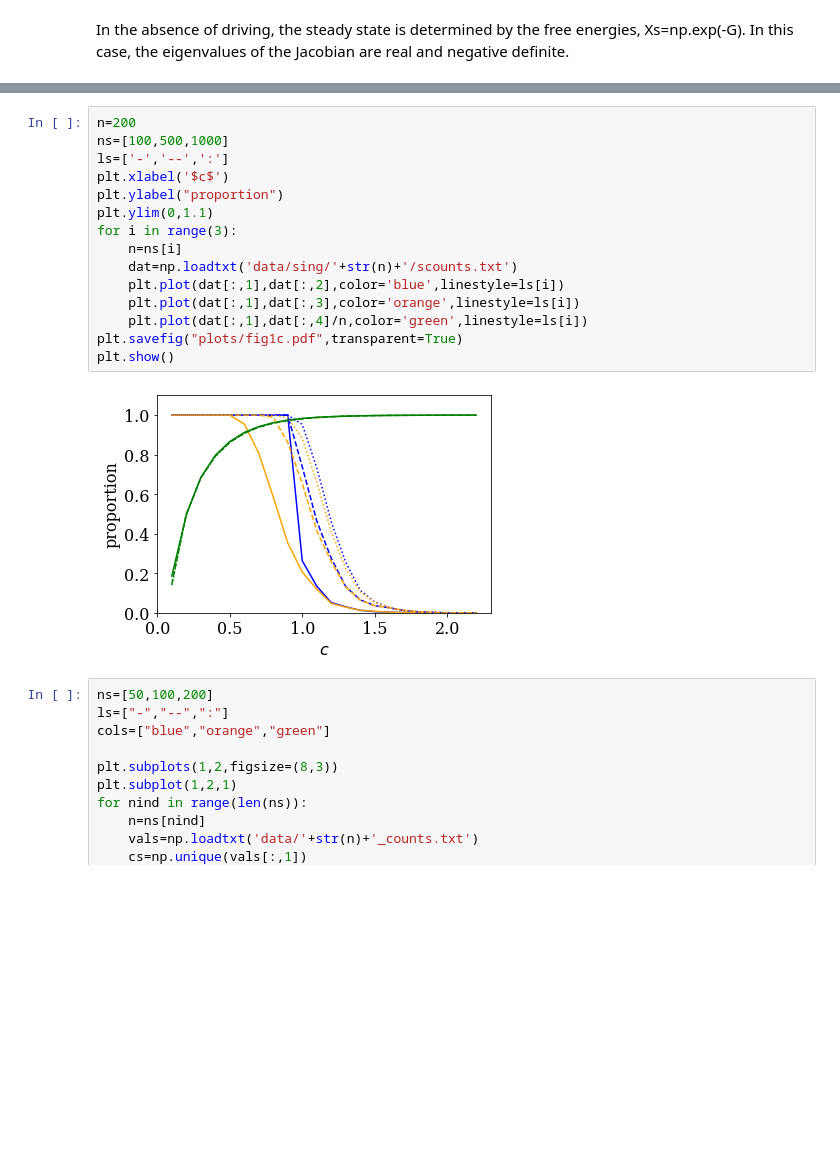
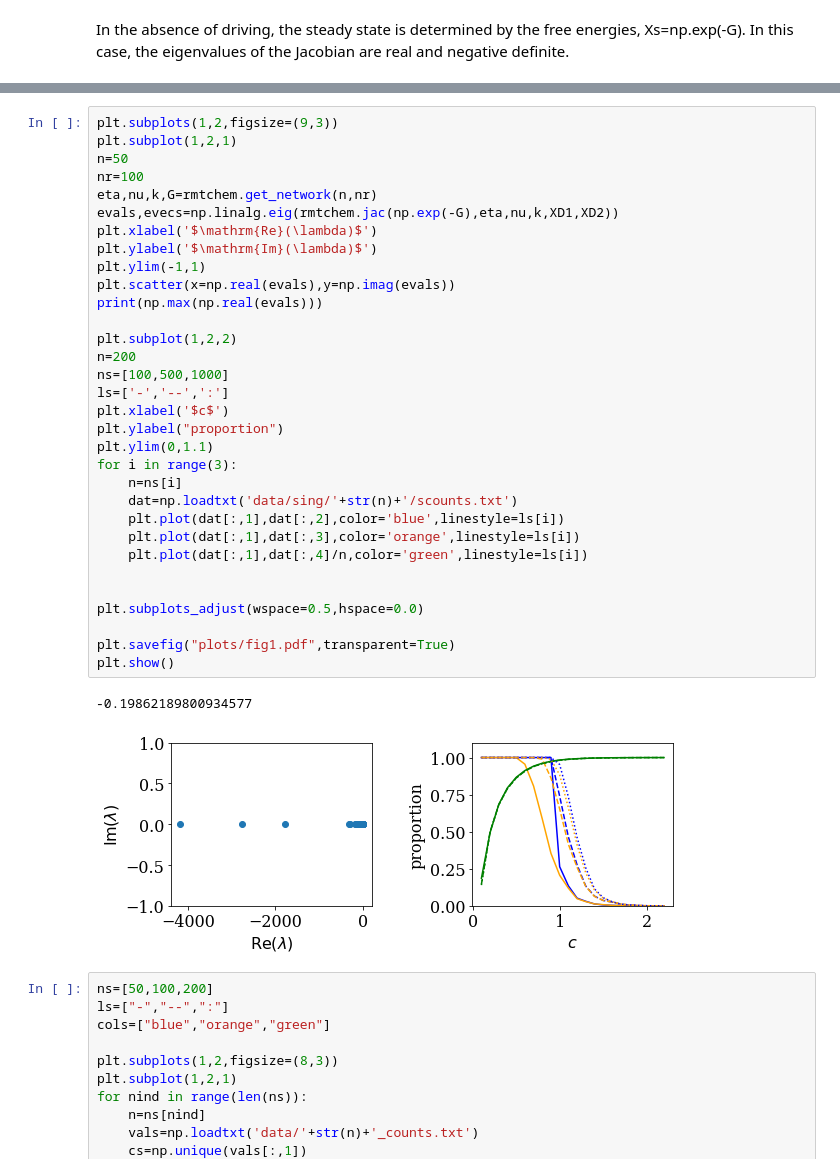
Before and after one commit to znicolaou/rmtchem, a Jupyter notebook: rmtchem.ipynb, the cells around one changed output, grey strips where cells are left out. Saved outputs shown, nothing was run; the diff lists cells and outputs as text; blank space fills up the shorter version.

```diff
--- a/rmtchem.ipynb
+++ b/rmtchem.ipynb
@@ -66,20 +58,38 @@ plt.show()
 # %%
+plt.subplots(1,2,figsize=(9,3))
+plt.subplot(1,2,1)
+n=50
+nr=100
+eta,nu,k,G=rmtchem.get_network(n,nr)
+evals,evecs=np.linalg.eig(rmtchem.jac(np.exp(-G),eta,nu,k,XD1,XD2))
+plt.xlabel('$\mathrm{Re}(\lambda)$')
+plt.ylabel('$\mathrm{Im}(\lambda)$')
+plt.ylim(-1,1)
+plt.scatter(x=np.real(evals),y=np.imag(evals))
+print(np.max(np.real(evals)))
+
+plt.subplot(1,2,2)
 n=200
 ns=[100,500,1000]
 ls=['-','--',':']
 plt.xlabel('$c$')
 plt.ylabel("proportion")
 plt.ylim(0,1.1)
 for i in range(3):
     n=ns[i]
     dat=np.loadtxt('data/sing/'+str(n)+'/scounts.txt')
     plt.plot(dat[:,1],dat[:,2],color='blue',linestyle=ls[i])
     plt.plot(dat[:,1],dat[:,3],color='orange',linestyle=ls[i])
     plt.plot(dat[:,1],dat[:,4]/n,color='green',linestyle=ls[i])
-plt.savefig("plots/fig1c.pdf",transparent=True)
+
+
+plt.subplots_adjust(wspace=0.5,hspace=0.0)
+
+plt.savefig("plots/fig1.pdf",transparent=True)
 plt.show()
 # %% [output]
+-0.19862189800934577
-[figure, old version]
+[figure, new version]
 # %%
 ns=[50,100,200]
 ls=["-","--",":"]
```
Also changed, not shown: parts of 4 cells of this notebook, 1 other file.
